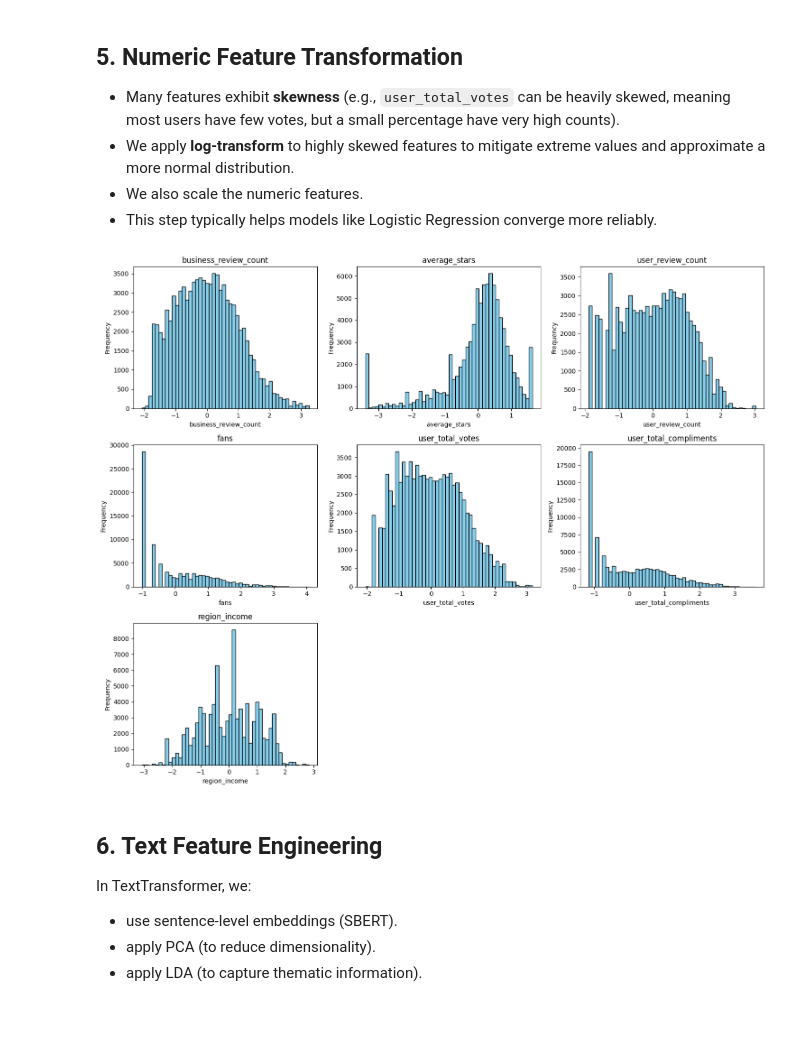
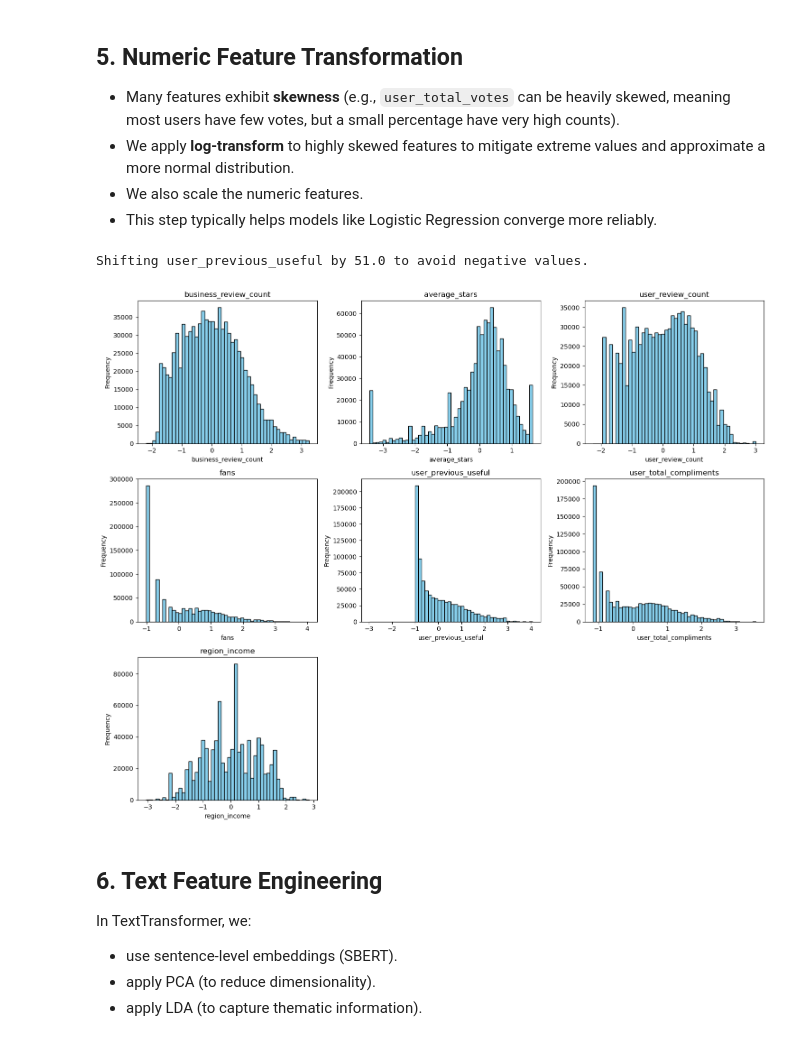
Before and after one commit to angelina-sjw/Math-148-Project, a Jupyter notebook: text-classification/main.ipynb, the cells around one changed output. Drawn from its saved outputs; the diff is of its cells as text; code cells hidden in the pictures.

```diff
--- a/text-classification/main.ipynb
+++ b/text-classification/main.ipynb
@@ -67,11 +65,18 @@ Next, we **expand** dictionary-like fields (e.g., `BusinessParking`, `Ambience`)
 
 Finally, the pipeline **consolidates** all information into a single CSV (`yelp_reduced.csv`). The `load_and_clean_data` function in `preprocessing.py` then removes columns irrelevant for modeling (IDs, etc.) and converts binary fields (like price range) to numeric codes, leaving a streamlined dataset ready for analysis.
 # %%
-# file_path = os.path.join("yelp_dataset", "yelp_reduced.csv")
-file_path = "/content/gdrive/MyDrive/yelp_dataset/yelp_reduced.csv"
+file_path = os.path.join("../yelp_dataset", "yelp_reduced.csv")
+# file_path = "/content/gdrive/MyDrive/yelp_dataset/yelp_reduced.csv"
 df = load_and_clean_data(file_path)
-# %%
-df = df.sample(frac=0.1)
+# %%
+cols_to_keep = [
+    'text', 'stars', 'useful_category', 'user_review_count',
+    'average_stars', 'fans', 'business_stars', 'business_review_count',
+    'user_total_votes', 'user_total_compliments', 'parking_count',
+    'region_income', 'price_binary', 'attire_binary'
+]
+
+df = df[cols_to_keep].rename(columns={"user_total_votes": "user_previous_useful"})
 # %%
 df.info()
 # %% [output]
@@ -138,6 +143,6 @@ Outputs above shows cross-validation accuracies (90%+) for each binary column pr
 # %%
 # Numeric Features Histogram
 num_cols = ['business_review_count', 'average_stars', 'user_review_count',
-            'fans', 'user_total_votes', 'user_total_compliments', 'region_income']
+            'fans', 'user_previous_useful', 'user_total_compliments', 'region_income']
 plot_numeric_histograms(X_train, num_cols)
 # %% [output]
@@ -162,14 +167,15 @@ plot_target_distribution(y_train, "Target Variable: useful_category")
 - This step typically helps models like Logistic Regression converge more reliably.
 # %%
 skewed_features = ['business_review_count', 'user_review_count', 'fans',
-                   'user_total_votes', 'user_total_compliments', 'region_income']
+                   'user_previous_useful', 'user_total_compliments', 'region_income']
 numeric_features = ['average_stars', 'business_stars', 'parking_count']
 stars_feature = ['stars']
 
 X_train, X_test = transform_numeric_features(X_train, X_test, skewed_features, numeric_features, stars_feature)
 plot_numeric_histograms(X_train, num_cols)
 # %% [output]
+Shifting user_previous_useful by 51.0 to avoid negative values.
-[figure, old version]
+[figure, new version]
 # %% [markdown]
 ## 6. Text Feature Engineering
 
```
Also changed, not shown: parts of 25 cells of this notebook, 3 other files.
